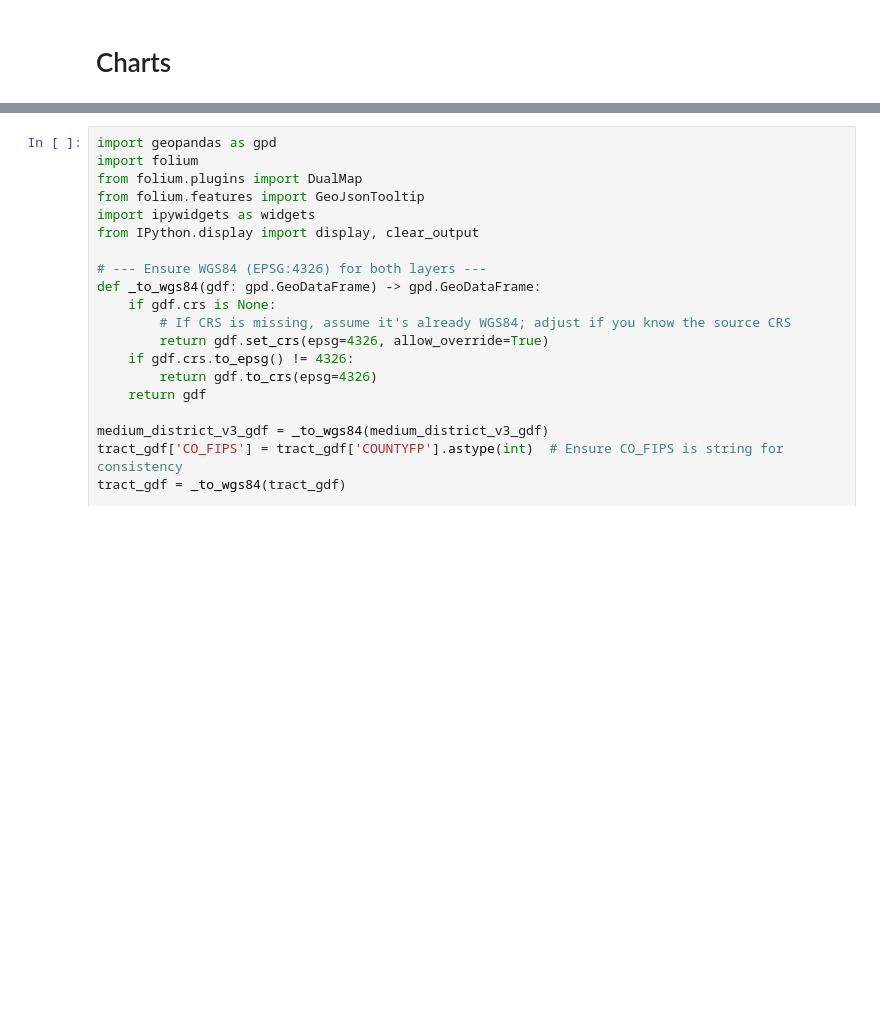
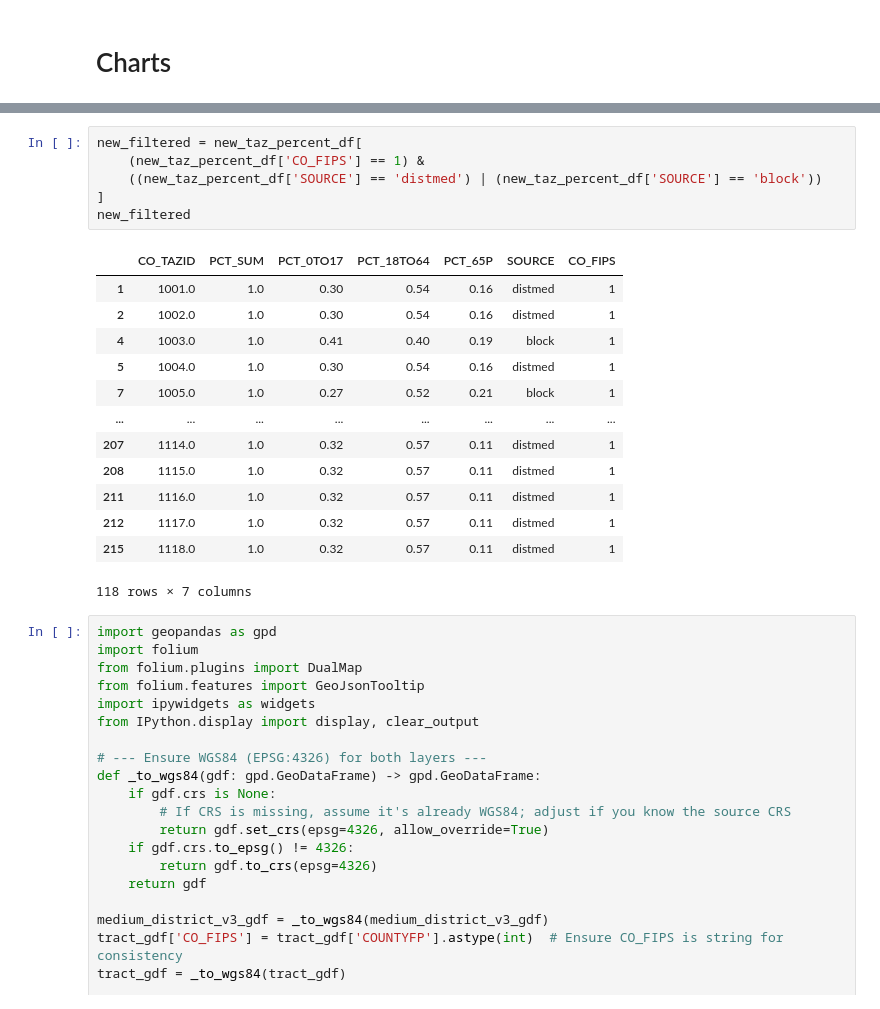
Before and after one commit to WFRCAnalytics/TDM-INP-TAZ-Age-Percent, a Jupyter notebook: 2-compare-previous.ipynb, the cells around one changed output, grey strips where cells are left out. Drawn from its saved outputs; the diff is of its cells as text; blank space fills up the shorter version.

```diff
--- a/2-compare-previous.ipynb
+++ b/2-compare-previous.ipynb
@@ -398,6 +411,26 @@ display(ui, out)
 # %% [output]
 VBox(children=(Dropdown(description='County:', options=(('Beaver', 1), ('Box Elder', 3), ('Cache', 5), ('Carbo…
 [interactive output not drawn]
+# %%
+new_filtered = new_taz_percent_df[
+    (new_taz_percent_df['CO_FIPS'] == 1) &
+    ((new_taz_percent_df['SOURCE'] == 'distmed') | (new_taz_percent_df['SOURCE'] == 'block'))
+]
+new_filtered
+# %% [output]
+|  | CO_TAZID | PCT_SUM | PCT_0TO17 | PCT_18TO64 | PCT_65P | SOURCE | CO_FIPS |
+| 1 | 1001.0 | 1.0 | 0.30 | 0.54 | 0.16 | distmed | 1 |
+| 2 | 1002.0 | 1.0 | 0.30 | 0.54 | 0.16 | distmed | 1 |
+| 4 | 1003.0 | 1.0 | 0.41 | 0.40 | 0.19 | block | 1 |
+| 5 | 1004.0 | 1.0 | 0.30 | 0.54 | 0.16 | distmed | 1 |
+| 7 | 1005.0 | 1.0 | 0.27 | 0.52 | 0.21 | block | 1 |
+| ... | ... | ... | ... | ... | ... | ... | ... |
+| 207 | 1114.0 | 1.0 | 0.32 | 0.57 | 0.11 | distmed | 1 |
+| 208 | 1115.0 | 1.0 | 0.32 | 0.57 | 0.11 | distmed | 1 |
+| 211 | 1116.0 | 1.0 | 0.32 | 0.57 | 0.11 | distmed | 1 |
+| 212 | 1117.0 | 1.0 | 0.32 | 0.57 | 0.11 | distmed | 1 |
+| 215 | 1118.0 | 1.0 | 0.32 | 0.57 | 0.11 | distmed | 1 |
+118 rows × 7 columns
 # %%
 import geopandas as gpd
 import folium
```
Also changed, not shown: parts of 3 cells of this notebook, 2 other files.
